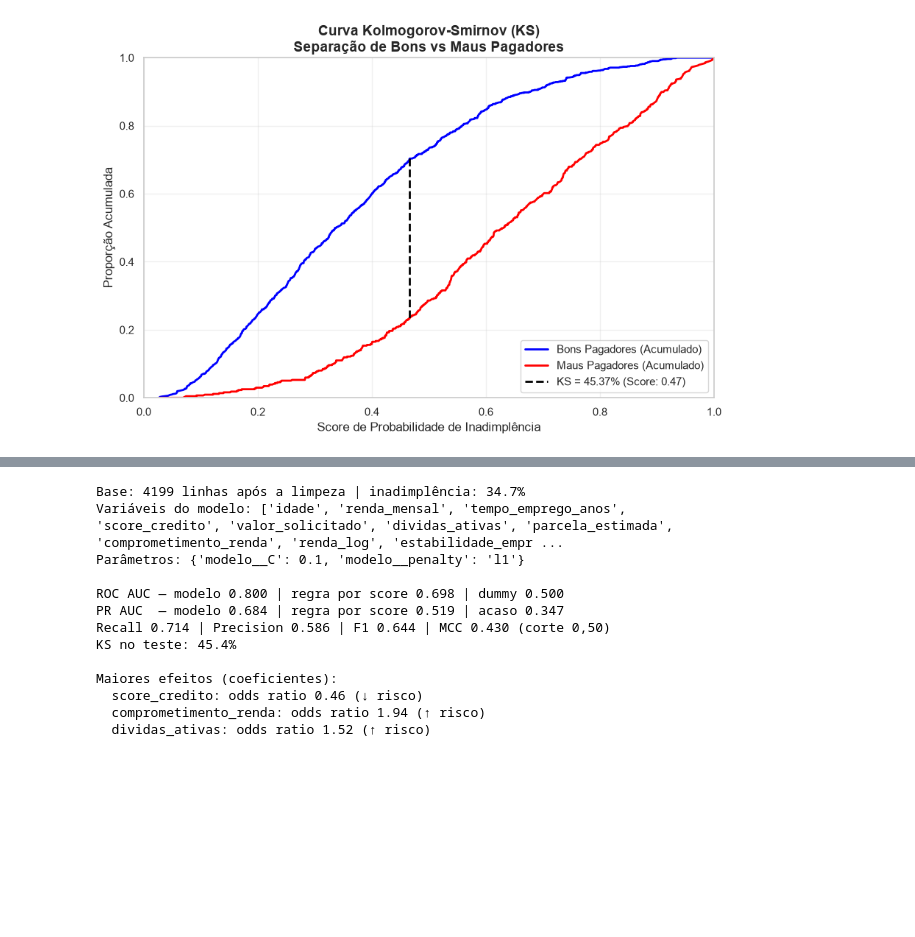
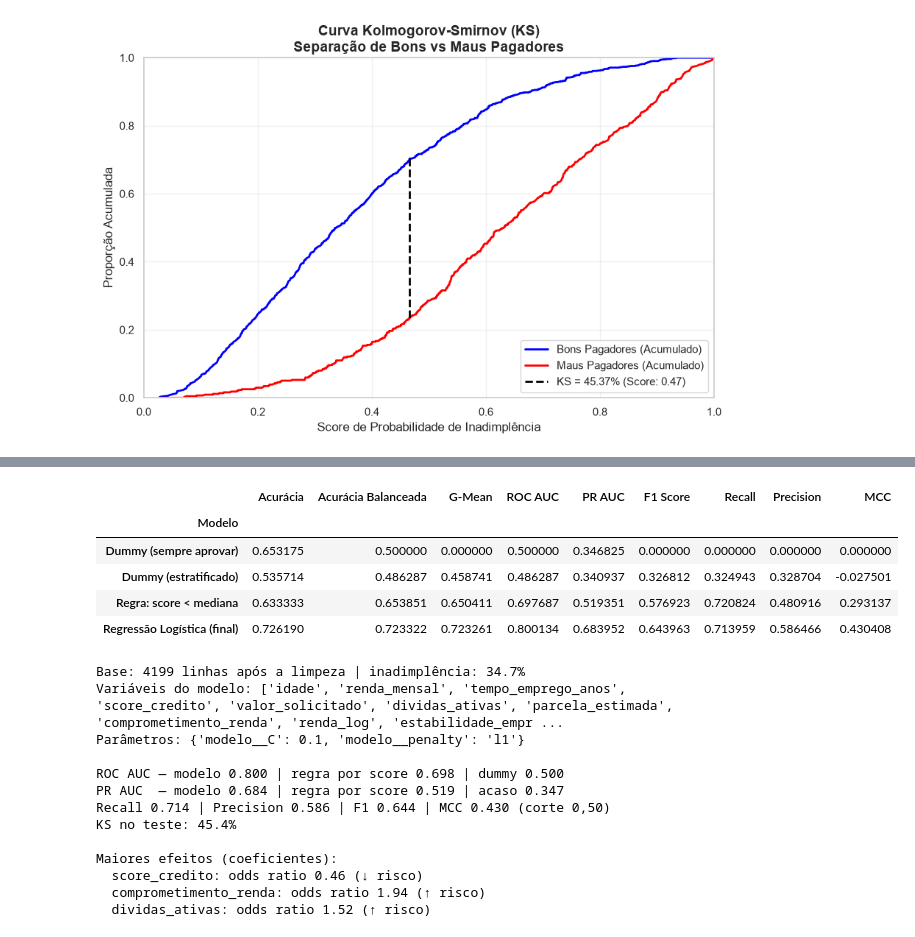
Before and after one commit to caioeserpa/CredAIR, a Jupyter notebook: notebooks/notebook.ipynb, the cells around one changed output, grey strips where cells are left out. Cells and saved outputs as stored; diff of their text form; code cells hidden in the pictures; blank space fills up the shorter version.

```diff
--- a/notebooks/notebook.ipynb
+++ b/notebooks/notebook.ipynb
@@ -1091,3 +1105,12 @@ Se a média prevista for bem maior que a taxa real, as probabilidades estão sup
+# %%
+df_comp
+# %% [output]
+|  | Acurácia | Acurácia Balanceada | G-Mean | ROC AUC | PR AUC | F1 Score | Recall | Precision | MCC |
+| Modelo |  |  |  |  |  |  |  |  |  |
+| Dummy (sempre aprovar) | 0.653175 | 0.500000 | 0.000000 | 0.500000 | 0.346825 | 0.000000 | 0.000000 | 0.000000 | 0.000000 |
+| Dummy (estratificado) | 0.535714 | 0.486287 | 0.458741 | 0.486287 | 0.340937 | 0.326812 | 0.324943 | 0.328704 | -0.027501 |
+| Regra: score < mediana | 0.633333 | 0.653851 | 0.650411 | 0.697687 | 0.519351 | 0.576923 | 0.720824 | 0.480916 | 0.293137 |
+| Regressão Logística (final) | 0.726190 | 0.723322 | 0.723261 | 0.800134 | 0.683952 | 0.643963 | 0.713959 | 0.586466 | 0.430408 |
 # %%
 # Resumo numérico desta execução (preenchido automaticamente)
 f = df_comp.loc["Regressão Logística (final)"]
```
Also changed, not shown: parts of 4 cells of this notebook.
